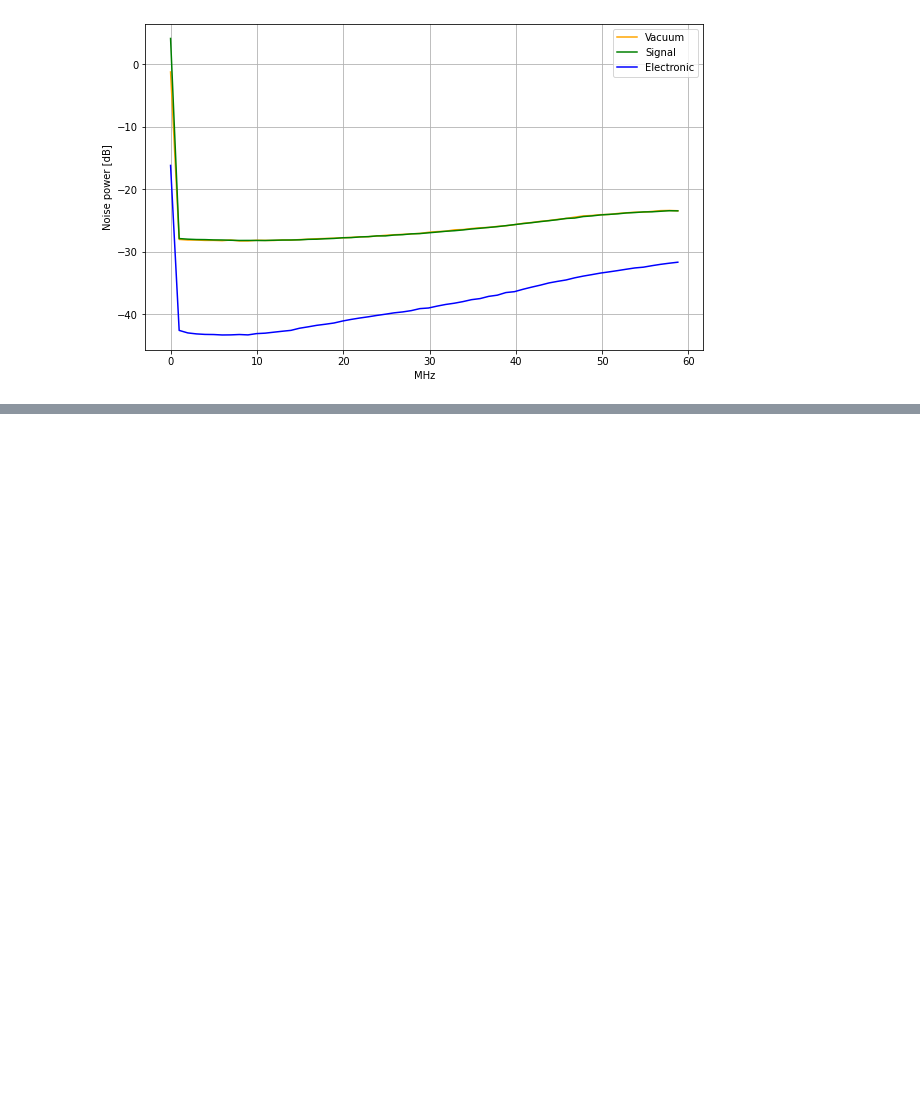
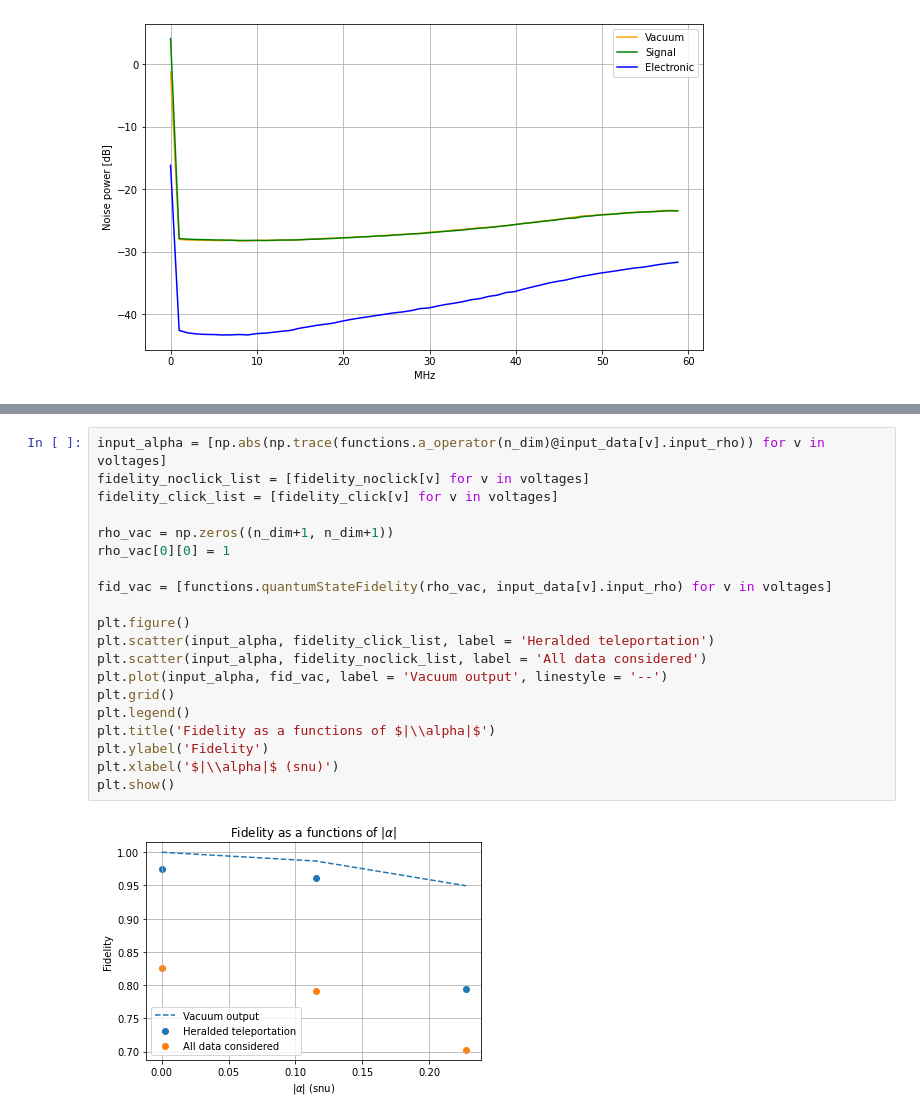
Before and after one commit to lucasnf95/scissor-teleportation, a Jupyter notebook: teleportation-analysis/teleportation-analysis.ipynb, the cells around one changed output, grey strips where cells are left out. Drawn from its saved outputs; the diff is of its cells as text; blank space fills up the shorter version.

Commit message:
Added calculations to SKR. Varied TMF parameters. Calculated output fidelity considering all data for comparison.

```diff
--- a/teleportation-analysis/teleportation-analysis.ipynb
+++ b/teleportation-analysis/teleportation-analysis.ipynb
@@ -350,0 +486,22 @@ plot_time_window(rho, input_data, fidelity, success_rate, window_list, voltages)
+# %%
+input_alpha = [np.abs(np.trace(functions.a_operator(n_dim)@input_data[v].input_rho)) for v in voltages]
+fidelity_noclick_list = [fidelity_noclick[v] for v in voltages]
+fidelity_click_list = [fidelity_click[v] for v in voltages]
+
+rho_vac = np.zeros((n_dim+1, n_dim+1))
+rho_vac[0][0] = 1
+
+fid_vac = [functions.quantumStateFidelity(rho_vac, input_data[v].input_rho) for v in voltages]
+
+plt.figure()
+plt.scatter(input_alpha, fidelity_click_list, label = 'Heralded teleportation')
+plt.scatter(input_alpha, fidelity_noclick_list, label = 'All data considered')
+plt.plot(input_alpha, fid_vac, label = 'Vacuum output', linestyle = '--')
+plt.grid()
+plt.legend()
+plt.title('Fidelity as a functions of $|\\alpha|$')
+plt.ylabel('Fidelity')
+plt.xlabel('$|\\alpha|$ (snu)')
+plt.show()
+# %% [output]
+[figure, added]
```
Also changed, not shown: parts of 20 cells of this notebook, 1 other file.
